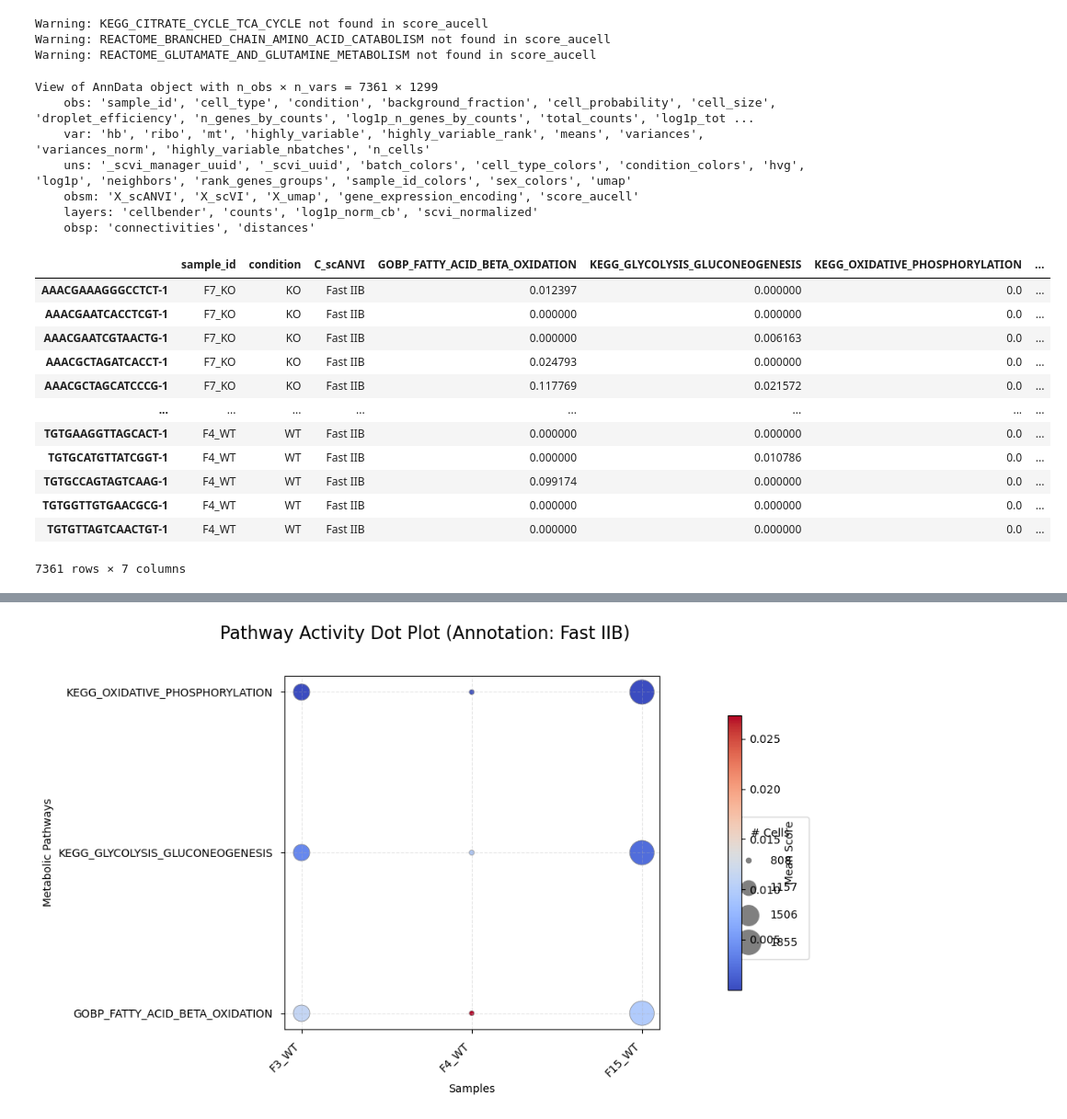
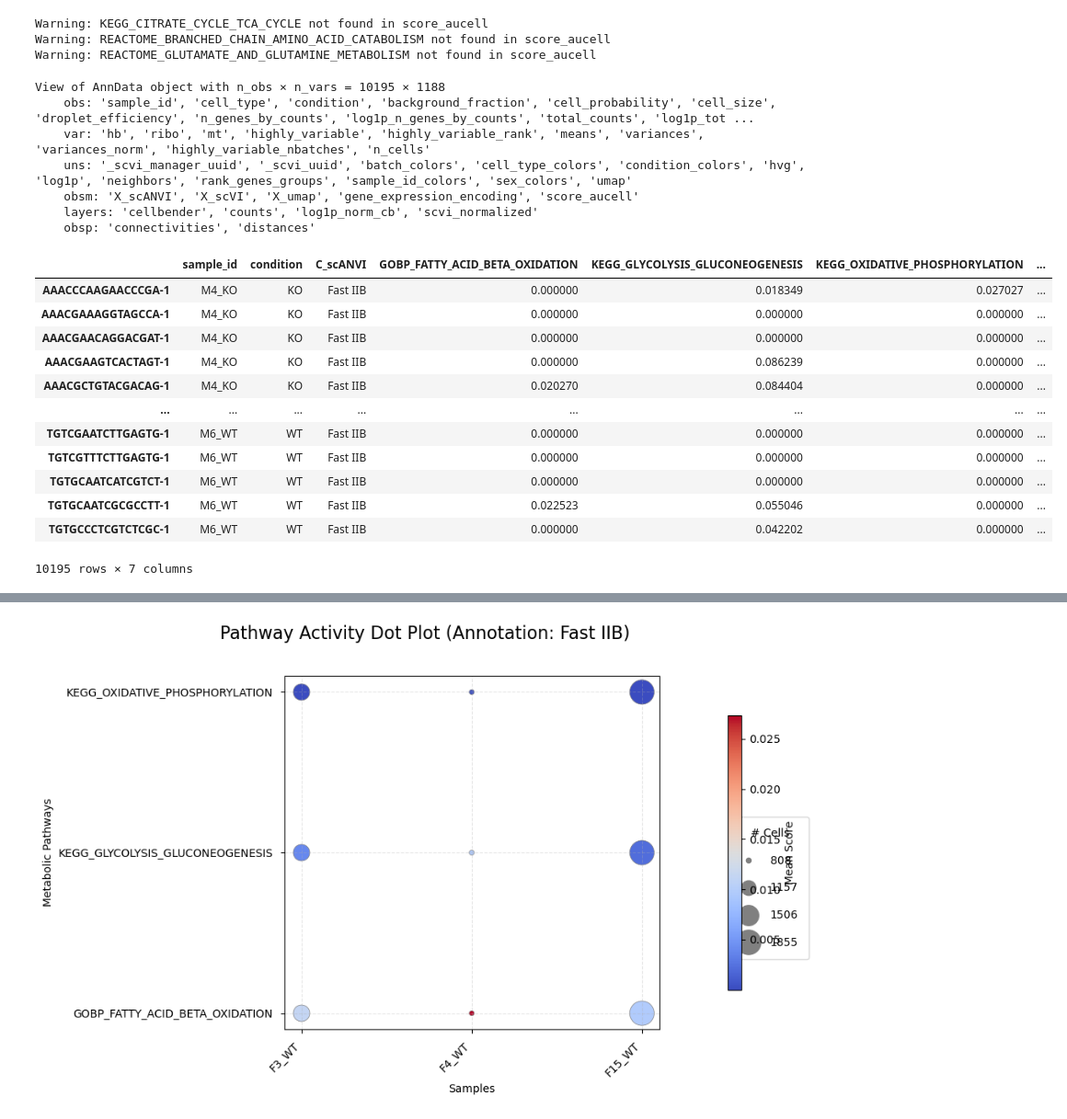
Before and after one commit to akanksha-sachan/TA_muscle_ageing, a Jupyter notebook: py_scripts/geneset_analysis/group_level_analysis.ipynb, the cells around one changed output, grey strips where cells are left out. Shown at 92% size. Saved outputs shown, nothing was run; the diff lists cells and outputs as text; code cells hidden in the pictures.

```diff
--- a/py_scripts/geneset_analysis/group_level_analysis.ipynb
+++ b/py_scripts/geneset_analysis/group_level_analysis.ipynb
@@ -432,12 +432,12 @@ Warning: REACTOME_GLUTAMATE_AND_GLUTAMINE_METABOLISM not found in score_aucell
 adata_male.write_h5ad('/ocean/projects/cis240075p/asachan/datasets/TA_muscle/ERCC1_KO_mice/integrated_samples/male_filtered_aucell.h5ad')
 # %%
 # # subset to skeletal muscle stem cells
-adata_subset_f = adata_female[adata_female.obs['C_scANVI'] == 'Fast IIB']
+adata_subset_m = adata_male[adata_male.obs['C_scANVI'] == 'Fast IIB']
 # adata_subset_m = adata_male[adata_male.obs['C_scANVI'] == 'Skeleton MuSc']
 # %%
-adata_subset_f
+adata_subset_m
 # %% [output]
-View of AnnData object with n_obs × n_vars = 7361 × 1299
+View of AnnData object with n_obs × n_vars = 10195 × 1188
     obs: 'sample_id', 'cell_type', 'condition', 'background_fraction', 'cell_probability', 'cell_size', 'droplet_efficiency', 'n_genes_by_counts', 'log1p_n_genes_by_counts', 'total_counts', 'log1p_tot ...
     var: 'hb', 'ribo', 'mt', 'highly_variable', 'highly_variable_rank', 'means', 'variances', 'variances_norm', 'highly_variable_nbatches', 'n_cells'
     uns: '_scvi_manager_uuid', '_scvi_uuid', 'batch_colors', 'cell_type_colors', 'condition_colors', 'hvg', 'log1p', 'neighbors', 'rank_genes_groups', 'sample_id_colors', 'sex_colors', 'umap'
@@ -446,20 +446,20 @@ View of AnnData object with n_obs × n_vars = 7361 × 1299
     obsp: 'connectivities', 'distances'
 # %%
 # Use cell-level data directly from adata.obs
-cell_level_scores_df = adata_subset_f.obs[['sample_id', 'condition', 'C_scANVI','GOBP_FATTY_ACID_BETA_OXIDATION', 'KEGG_GLYCOLYSIS_GLUCONEOGENESIS', 'KEGG_OXIDATIVE_PHOSPHORYLATION', 'Atrophy Pathway (PMID: 31325479)']].copy()
+cell_level_scores_df = adata_subset_m.obs[['sample_id', 'condition', 'C_scANVI','GOBP_FATTY_ACID_BETA_OXIDATION', 'KEGG_GLYCOLYSIS_GLUCONEOGENESIS', 'KEGG_OXIDATIVE_PHOSPHORYLATION', 'Atrophy Pathway (PMID: 31325479)']].copy()
 display(cell_level_scores_df)
 # %% [output]
 |  | sample_id | condition | C_scANVI | GOBP_FATTY_ACID_BETA_OXIDATION | KEGG_GLYCOLYSIS_GLUCONEOGENESIS | KEGG_OXIDATIVE_PHOSPHORYLATION | ... |
-| AAACGAAAGGGCCTCT-1 | F7_KO | KO | Fast IIB | 0.012397 | 0.000000 | 0.0 | ... |
-| AAACGAATCACCTCGT-1 | F7_KO | KO | Fast IIB | 0.000000 | 0.000000 | 0.0 | ... |
-| AAACGAATCGTAACTG-1 | F7_KO | KO | Fast IIB | 0.000000 | 0.006163 | 0.0 | ... |
-| AAACGCTAGATCACCT-1 | F7_KO | KO | Fast IIB | 0.024793 | 0.000000 | 0.0 | ... |
-| AAACGCTAGCATCCCG-1 | F7_KO | KO | Fast IIB | 0.117769 | 0.021572 | 0.0 | ... |
+| AAACCCAAGAACCCGA-1 | M4_KO | KO | Fast IIB | 0.000000 | 0.018349 | 0.027027 | ... |
+| AAACGAAAGGTAGCCA-1 | M4_KO | KO | Fast IIB | 0.000000 | 0.000000 | 0.000000 | ... |
+| AAACGAACAGGACGAT-1 | M4_KO | KO | Fast IIB | 0.000000 | 0.000000 | 0.000000 | ... |
+| AAACGAAGTCACTAGT-1 | M4_KO | KO | Fast IIB | 0.000000 | 0.086239 | 0.000000 | ... |
+| AAACGCTGTACGACAG-1 | M4_KO | KO | Fast IIB | 0.020270 | 0.084404 | 0.000000 | ... |
 | ... | ... | ... | ... | ... | ... | ... | ... |
-| TGTGAAGGTTAGCACT-1 | F4_WT | WT | Fast IIB | 0.000000 | 0.000000 | 0.0 | ... |
-| TGTGCATGTTATCGGT-1 | F4_WT | WT | Fast IIB | 0.000000 | 0.010786 | 0.0 | ... |
-| TGTGCCAGTAGTCAAG-1 | F4_WT | WT | Fast IIB | 0.099174 | 0.000000 | 0.0 | ... |
-| TGTGGTTGTGAACGCG-1 | F4_WT | WT | Fast IIB | 0.000000 | 0.000000 | 0.0 | ... |
-| TGTGTTAGTCAACTGT-1 | F4_WT | WT | Fast IIB | 0.000000 | 0.000000 | 0.0 | ... |
+| TGTCGAATCTTGAGTG-1 | M6_WT | WT | Fast IIB | 0.000000 | 0.000000 | 0.000000 | ... |
+| TGTCGTTTCTTGAGTG-1 | M6_WT | WT | Fast IIB | 0.000000 | 0.000000 | 0.000000 | ... |
+| TGTGCAATCATCGTCT-1 | M6_WT | WT | Fast IIB | 0.000000 | 0.000000 | 0.000000 | ... |
+| TGTGCAATCGCGCCTT-1 | M6_WT | WT | Fast IIB | 0.022523 | 0.055046 | 0.000000 | ... |
+| TGTGCCCTCGTCTCGC-1 | M6_WT | WT | Fast IIB | 0.000000 | 0.042202 | 0.000000 | ... |
-7361 rows × 7 columns
+10195 rows × 7 columns
 # %%
```
Also changed, not shown: parts of 1 cell of this notebook.
